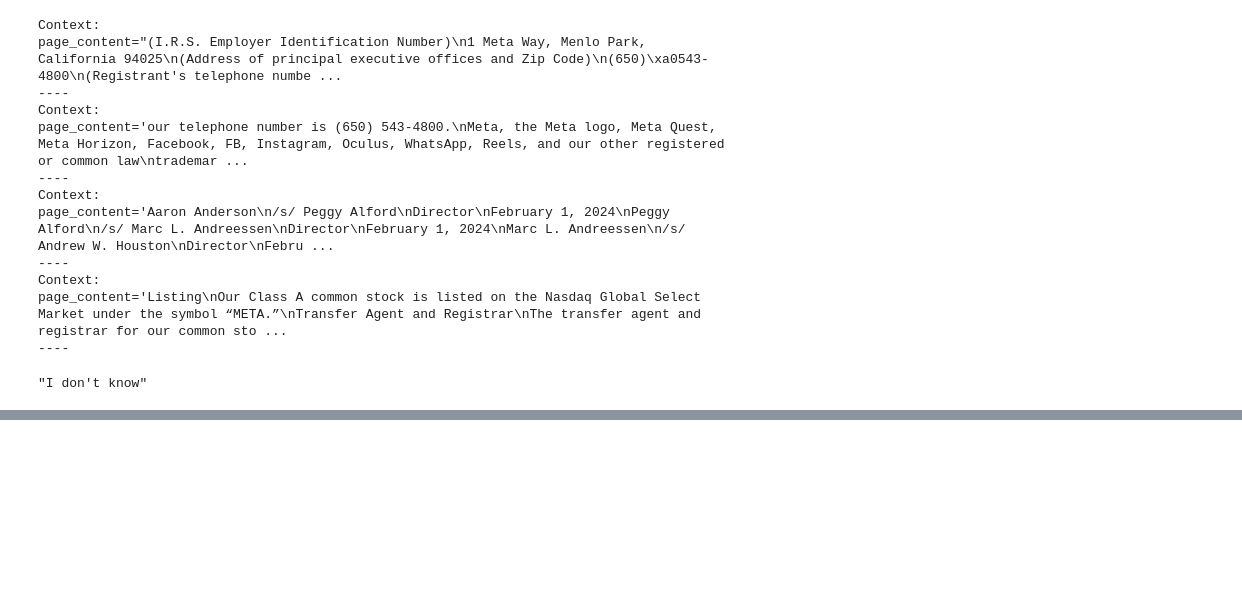
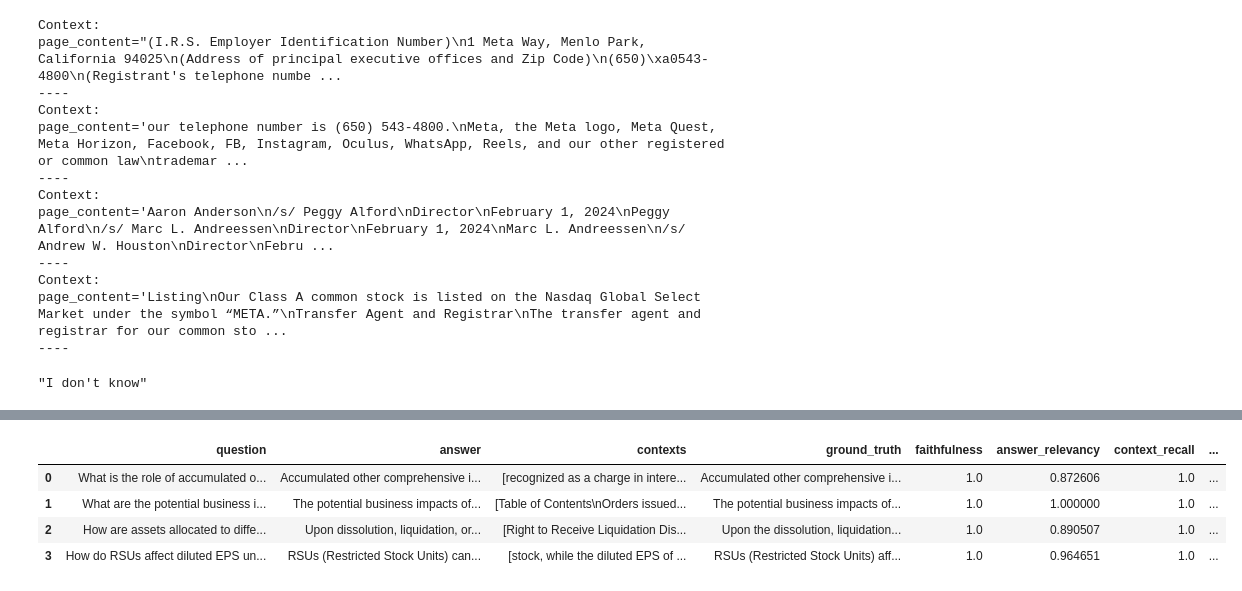
Before and after one commit to Mona3087/pdf-rag, a Jupyter notebook: pdf_rag_lcel.ipynb, the cells around one changed output, grey strips where cells are left out. Saved outputs shown, nothing was run; the diff lists cells and outputs as text; code cells hidden in the pictures; blank space fills up the shorter version.

```diff
--- a/pdf_rag_lcel.ipynb
+++ b/pdf_rag_lcel.ipynb
@@ -147,0 +301,2 @@ response["response"].content
+# %%
+response = retrieval_chain.invoke({"input": "Who are Meta's 'Directors' (i.e., members of the Board of Directors)?"})
@@ -147,0 +320,9 @@ response["response"].content
+# %%
+advanced_retrieval_results_df = advanced_retrieval_results.to_pandas()
+advanced_retrieval_results_df
+# %% [output]
+|  | question | answer | contexts | ground_truth | faithfulness | answer_relevancy | context_recall | ... |
+| 0 | What is the role of accumulated o... | Accumulated other comprehensive i... | [recognized as a charge in intere... | Accumulated other comprehensive i... | 1.0 | 0.872606 | 1.0 | ... |
+| 1 | What are the potential business i... | The potential business impacts of... | [Table of Contents\nOrders issued... | The potential business impacts of... | 1.0 | 1.000000 | 1.0 | ... |
+| 2 | How are assets allocated to diffe... | Upon dissolution, liquidation, or... | [Right to Receive Liquidation Dis... | Upon the dissolution, liquidation... | 1.0 | 0.890507 | 1.0 | ... |
+| 3 | How do RSUs affect diluted EPS un... | RSUs (Restricted Stock Units) can... | [stock, while the diluted EPS of ... | RSUs (Restricted Stock Units) aff... | 1.0 | 0.964651 | 1.0 | ... |
```
Also changed, not shown: parts of 26 cells of this notebook.
